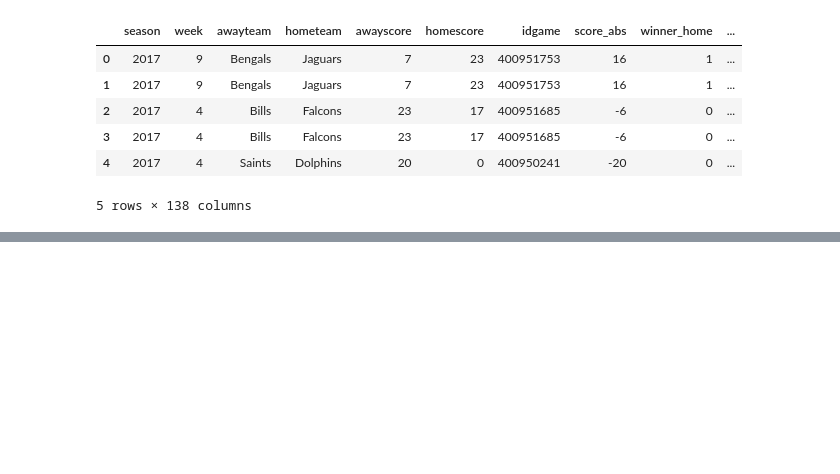
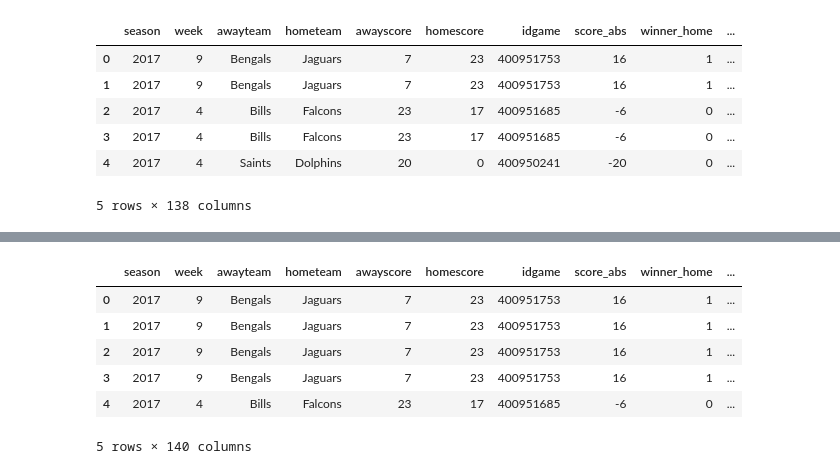
Before and after one commit to nflpredictor/nfl, a Jupyter notebook: 02_features_engineering/final_dataset.ipynb, the cells around one changed output, grey strips where cells are left out. Drawn from its saved outputs; the diff is of its cells as text; code cells hidden in the pictures; blank space fills up the shorter version.

Commit message:
Created a new csv for modelisation nfl_dataset_v2

```diff
--- a/02_features_engineering/final_dataset.ipynb
+++ b/02_features_engineering/final_dataset.ipynb
@@ -90,0 +93,3 @@ output2.to_csv('nfl_dataset_v1.csv')
+# %%
+# reading csv files
+data3 = pd.read_csv('../04_datasets/teams_win_streak.csv') # the file with the win streak feature
@@ -90,0 +105,4 @@ output2.to_csv('nfl_dataset_v1.csv')
+# %%
+data3 = data3.drop(columns=['Unnamed: 0'])
+# %%
+data3 = data3.drop(columns=['season', 'week', 'team', 'winner', 'loser'])
@@ -90,0 +122,16 @@ output2.to_csv('nfl_dataset_v1.csv')
+# %%
+ # using merge function by setting how='left' to keep in line with the master file
+output3 = pd.merge(output2, data3,
+                   on='idgame',
+                   how='left')
+
+# displaying result
+output3.head()
+# %% [output]
+|  | season | week | awayteam | hometeam | awayscore | homescore | idgame | score_abs | winner_home | ... |
+| 0 | 2017 | 9 | Bengals | Jaguars | 7 | 23 | 400951753 | 16 | 1 | ... |
+| 1 | 2017 | 9 | Bengals | Jaguars | 7 | 23 | 400951753 | 16 | 1 | ... |
+| 2 | 2017 | 9 | Bengals | Jaguars | 7 | 23 | 400951753 | 16 | 1 | ... |
+| 3 | 2017 | 9 | Bengals | Jaguars | 7 | 23 | 400951753 | 16 | 1 | ... |
+| 4 | 2017 | 4 | Bills | Falcons | 23 | 17 | 400951685 | -6 | 0 | ... |
+5 rows × 140 columns
```
Also changed, not shown: parts of 4 cells of this notebook, 1 other file.
